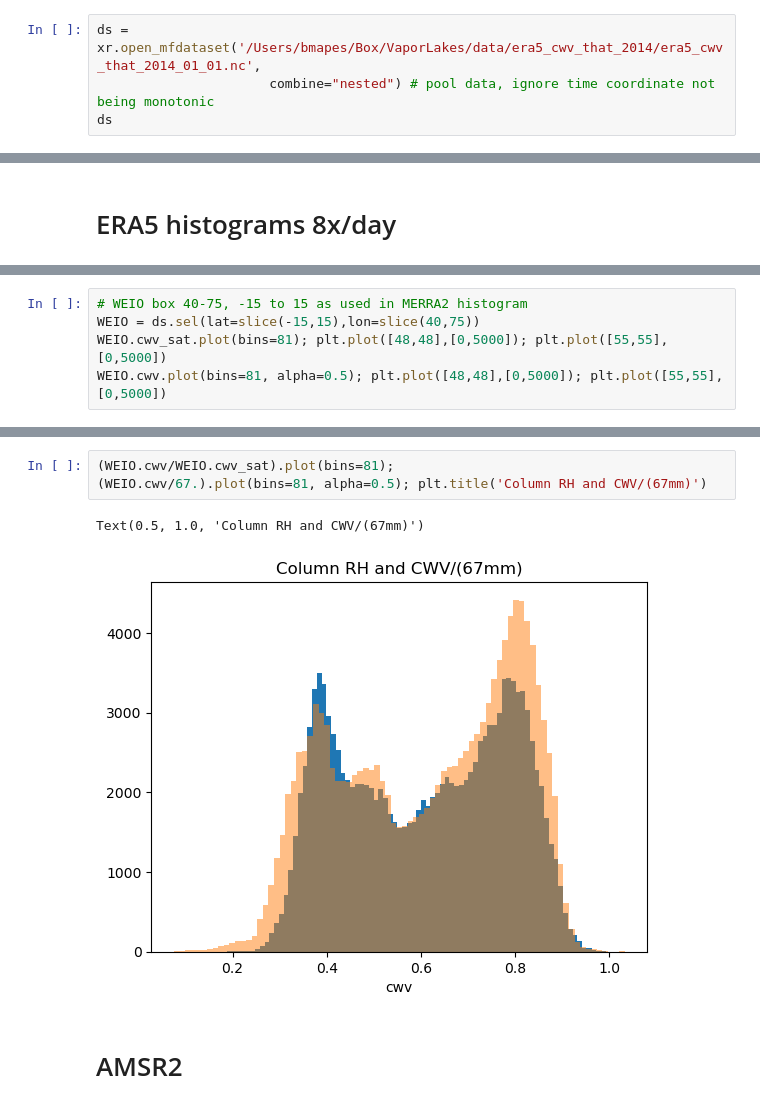
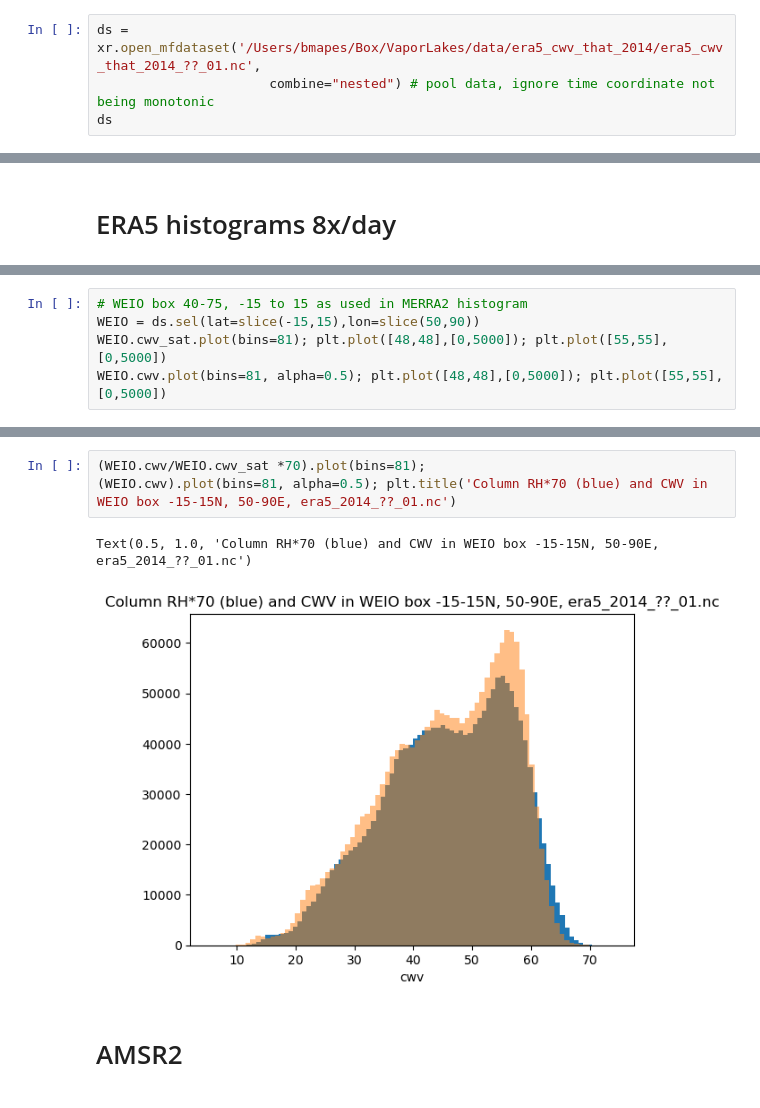
Before and after one commit to snigsam/VaporLakes, a Jupyter notebook: Histograms_of_tqv_ERA5.ipynb, the cells around one changed output, grey strips where cells are left out. Cells and saved outputs as stored; diff of their text form.

```diff
--- a/Histograms_of_tqv_ERA5.ipynb
+++ b/Histograms_of_tqv_ERA5.ipynb
@@ -18,7 +18,7 @@ import matplotlib.pyplot as plt
 /Users/bmapes/Box/VaporLakes/data/era5_cwv_that_2014/era5_cwv_that_2014_01_08.nc
 /Users/bmapes/Box/VaporLakes/data/era5_cwv_that_2014/era5_cwv_that_2014_01_09.nc
 # %%
-ds = xr.open_mfdataset('/Users/bmapes/Box/VaporLakes/data/era5_cwv_that_2014/era5_cwv_that_2014_01_01.nc',
+ds = xr.open_mfdataset('/Users/bmapes/Box/VaporLakes/data/era5_cwv_that_2014/era5_cwv_that_2014_??_01.nc',
                       combine="nested") # pool data, ignore time coordinate not being monotonic
 ds
 # %% [output]
@@ -41,6 +65,6 @@ Data variables:
 # %%
 # WEIO box 40-75, -15 to 15 as used in MERRA2 histogram
-WEIO = ds.sel(lat=slice(-15,15),lon=slice(40,75))
+WEIO = ds.sel(lat=slice(-15,15),lon=slice(50,90))
 WEIO.cwv_sat.plot(bins=81); plt.plot([48,48],[0,5000]); plt.plot([55,55],[0,5000])
 WEIO.cwv.plot(bins=81, alpha=0.5); plt.plot([48,48],[0,5000]); plt.plot([55,55],[0,5000])
 # %% [output]
@@ -49,9 +73,9 @@ WEIO.cwv.plot(bins=81, alpha=0.5); plt.plot([48,48],[0,5000]); plt.plot([55,55],
 # %%
-(WEIO.cwv/WEIO.cwv_sat).plot(bins=81);
-(WEIO.cwv/67.).plot(bins=81, alpha=0.5); plt.title('Column RH and CWV/(67mm)')
+(WEIO.cwv/WEIO.cwv_sat *70).plot(bins=81);
+(WEIO.cwv).plot(bins=81, alpha=0.5); plt.title('Column RH*70 (blue) and CWV in WEIO box -15-15N, 50-90E, era5_2014_??_01.nc')
 # %% [output]
-Text(0.5, 1.0, 'Column RH and CWV/(67mm)')
+Text(0.5, 1.0, 'Column RH*70 (blue) and CWV in WEIO box -15-15N, 50-90E, era5_2014_??_01.nc')
-[figure, old version]
+[figure, new version]
 # %% [markdown]
 # AMSR2
 # %%
```
Also changed, not shown: parts of 7 cells of this notebook.
